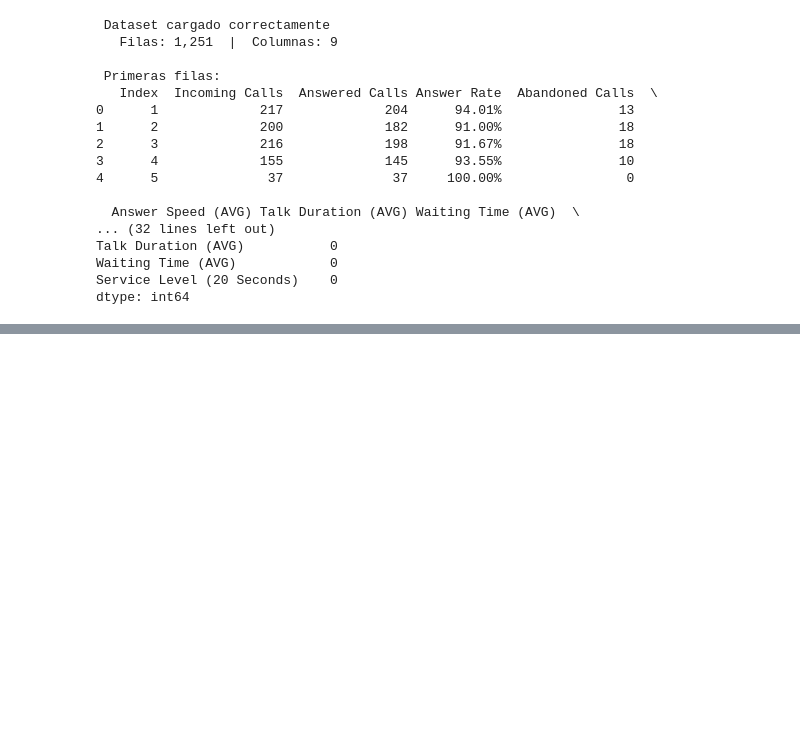
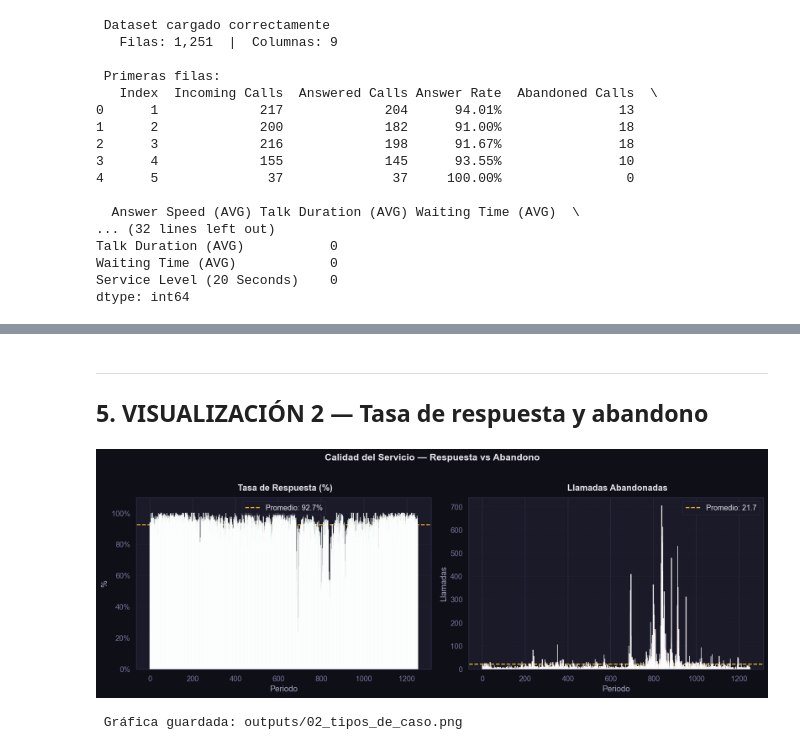
Before and after one commit to JhonlunKnox/Analysis-Call-Center, a Jupyter notebook: notebooks/Analysis.ipynb, the cells around one changed output, grey strips where cells are left out. Drawn from its saved outputs; the diff is of its cells as text; code cells hidden in the pictures; blank space fills up the shorter version.

```diff
--- a/notebooks/Analysis.ipynb
+++ b/notebooks/Analysis.ipynb
@@ -101,0 +199,48 @@ max                   NaN                        NaN
+# %% [markdown]
+---
+## 5. VISUALIZACIÓN 2 — Tasa de respuesta y abandono
+# %%
+# ── GRÁFICA 2: Tasa de respuesta vs tasa de abandono ────────────────────────
+fig, axes = plt.subplots(1, 2, figsize=(14, 5))
+fig.patch.set_facecolor('#0f0f17')
+
+x = df['Periodo'] if 'Periodo' in df.columns else df.index
+
+# Panel izquierdo — Answer Rate
+ax1 = axes[0]
+ax1.set_facecolor('#1a1a28')
+ax1.bar(x, df['Answer Rate'], color=GREEN, alpha=0.85, zorder=3)
+ax1.axhline(df['Answer Rate'].mean(), color=YELLOW, linestyle='--',
+            linewidth=1.5, label=f'Promedio: {df["Answer Rate"].mean():.1f}%')
+ax1.set_title(' Tasa de Respuesta (%)', fontsize=13, color='#e8e6f0',
+              fontweight='bold', pad=10)
+ax1.set_xlabel('Periodo'); ax1.set_ylabel('%')
+ax1.set_ylim(0, 110)
+ax1.yaxis.set_major_formatter(mtick.PercentFormatter())
+ax1.legend(facecolor='#1a1a28', edgecolor='#2a2a42', labelcolor='#e8e6f0')
+ax1.yaxis.grid(True, linestyle='--', alpha=0.4)
+ax1.set_axisbelow(True)
+
+# Panel derecho — Llamadas abandonadas
+ax2 = axes[1]
+ax2.set_facecolor('#1a1a28')
+ax2.bar(x, df['Abandoned Calls'], color=RED, alpha=0.85, zorder=3)
+ax2.axhline(df['Abandoned Calls'].mean(), color=YELLOW, linestyle='--',
+            linewidth=1.5, label=f'Promedio: {df["Abandoned Calls"].mean():.1f}')
+ax2.set_title(' Llamadas Abandonadas', fontsize=13, color='#e8e6f0',
+              fontweight='bold', pad=10)
+ax2.set_xlabel('Periodo'); ax2.set_ylabel('Llamadas')
+ax2.legend(facecolor='#1a1a28', edgecolor='#2a2a42', labelcolor='#e8e6f0')
+ax2.yaxis.grid(True, linestyle='--', alpha=0.4)
+ax2.set_axisbelow(True)
+
+plt.suptitle('Calidad del Servicio — Respuesta vs Abandono',
+             fontsize=14, color='#e8e6f0', fontweight='bold', y=1.02)
+plt.tight_layout()
+plt.savefig('../outputs/02_tipos_de_caso.png', dpi=150, bbox_inches='tight',
+            facecolor='#0f0f17')
+plt.show()
+print(' Gráfica guardada: outputs/02_tipos_de_caso.png')
+# %% [output]
+[figure, added]
+ Gráfica guardada: outputs/02_tipos_de_caso.png
```
Also changed, not shown: parts of 22 cells of this notebook, 5 other files.
